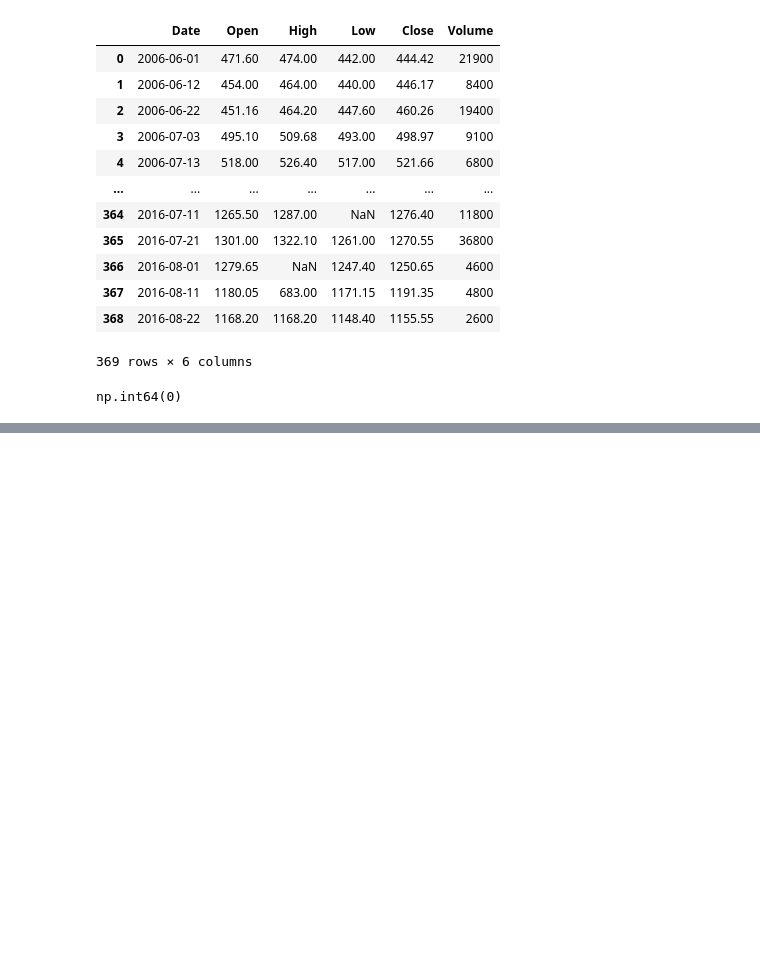
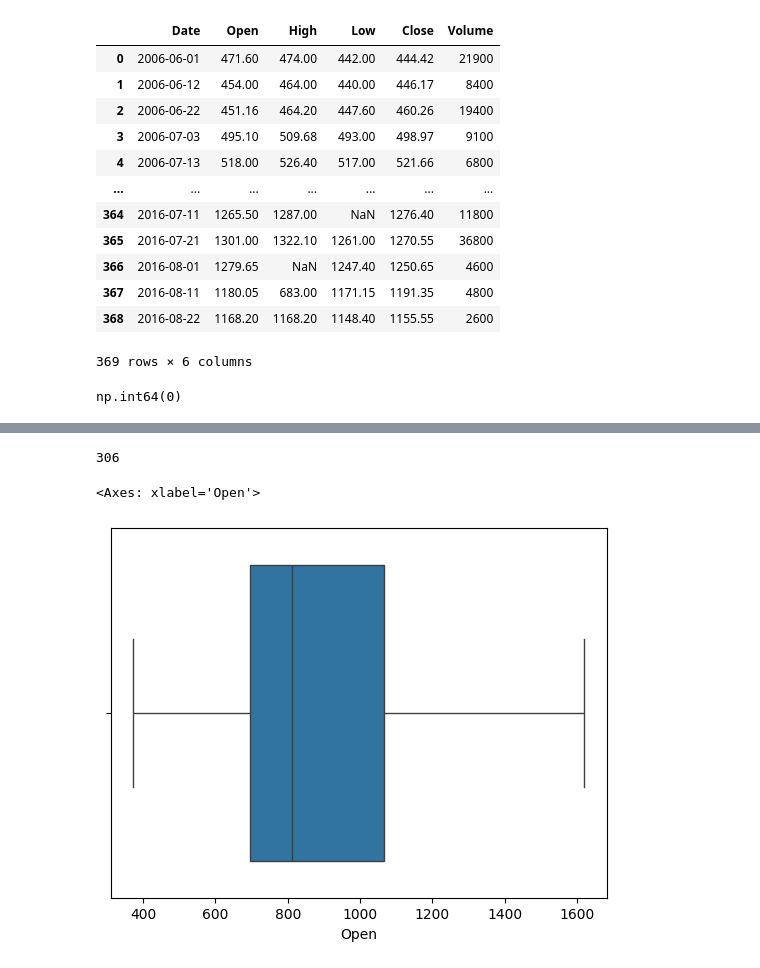
Before and after one commit to shaikh-abdul-hamid/python-for-data-science-iit, a Jupyter notebook: Week - 4_Dataset_for_Data_Visualization/Week - 4_Datasets_for_Data_Preparation/assignment4.ipynb, the cells around one changed output, grey strips where cells are left out. Drawn from its saved outputs; the diff is of its cells as text; code cells hidden in the pictures; blank space fills up the shorter version.

```diff
--- a/Week - 4_Dataset_for_Data_Visualization/Week - 4_Datasets_for_Data_Preparation/assignment4.ipynb
+++ b/Week - 4_Dataset_for_Data_Visualization/Week - 4_Datasets_for_Data_Preparation/assignment4.ipynb
@@ -280,0 +358,6 @@ np.int64(0)
+# %%
+invalid_rows = ~valid_relationships
+
+invalid_count = invalid_rows.sum()
+
+print(f"  Invalid relationships: {invalid_count}")
@@ -280,0 +366,13 @@ np.int64(0)
+# %%
+if invalid_count > 0:
+    print(f"\nSample of rows with invalid price relationships:")
+    invalid_sample = l[invalid_rows][['Date', 'Open', 'High', 'Low', 'Close']].head(10)
+    display(invalid_sample)
+
+    # Remove invalid rows
+    l = l[valid_relationships].copy()
+    print(f"\n✓ Removed {invalid_count} rows with invalid price relationships")
+else:
+    print("\n✓ All price relationships are valid")
+
+print(f"Remaining rows after validation: {len(l)}")
@@ -280,0 +398,7 @@ np.int64(0)
+# %%
+non_trading_condition = (
+    (l['Open'] == l['High']) &
+    (l['High'] == l['Low']) &
+    (l['Low'] == l['Close']) &
+    (l['Volume'] == 0)
+)
@@ -280,0 +420,11 @@ np.int64(0)
+# %%
+l=l[~non_trading_condition].copy()
+# %%
+len(l)
+# %% [output]
+306
+# %%
+sns.boxplot(x='Open', data=l, showfliers=True)
+# %% [output]
+<Axes: xlabel='Open'>
+[figure, added]
```
Also changed, not shown: parts of 33 cells of this notebook.
